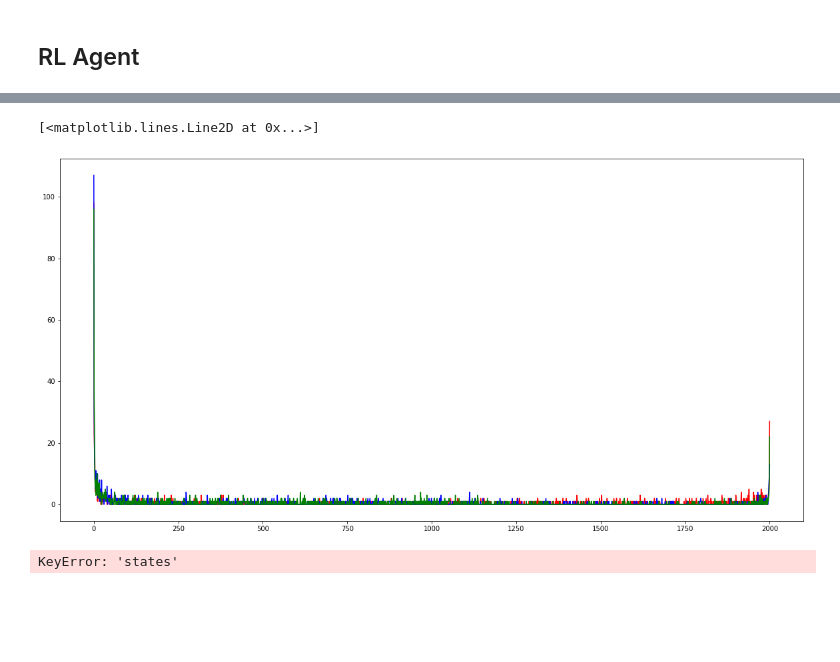
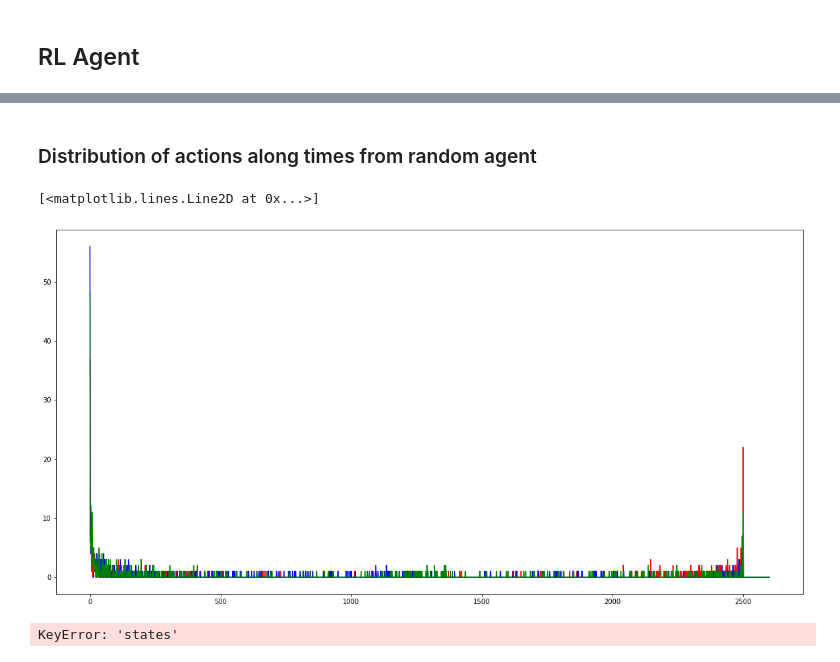
Before and after one commit to lainn9527/market_simulator, a Jupyter notebook: multi_visualization.ipynb, the cells around one changed output, grey strips where cells are left out. Saved outputs shown, nothing was run; the diff lists cells and outputs as text; code cells hidden in the pictures; blank space fills up the shorter version.

Commit message:
add multi-env back to facilitate the function of multi rl-agents

```diff
--- a/multi_visualization.ipynb
+++ b/multi_visualization.ipynb
@@ -266,10 +262,17 @@ plt.legend()
 # %%
 import random
 
-record_dir = result_dir / 'train' / 'sim_1999'
+record_dir = result_dir / 'train' / train_dirs[0]
 security_path = record_dir / "TSMC.json"
 agent_path = record_dir / "agent.json"
-rl_path = Path(result_dir / 'train' /'sim_1999' / 'rl_agent.json')
+rl_path = record_dir / 'rl_agent.json'
 market = json.loads(security_path.read_text())
+agents = json.loads(agent_path.read_text())
 rl_states = json.loads(rl_path.read_text())
 agent_ids = list(rl_states.keys())
+
+group_name = 'rl_500'
+rl_group = agents[group_name]
+
+length = len(market['price'][100:])
+timesteps = [i for i in range(length)]
@@ -279,0 +292,17 @@ asks = market['ask_five_price']
+# %%
+sim_num = len(train_dirs)
+length = len(market['price'][100:])
+timesteps = [i for i in range(length)]
+agent_ids = list(rl_states.keys())
+agent_id = random.sample(agent_ids, 1)[0]
+
+total_rewards = []
+for i in range(sim_num):
+    record_dir = result_dir / 'train' / f'sim_{i}'
+#     security_path = record_dir / "TSMC.json"
+#     agent_path = record_dir / "agent.json"
+    rl_path = record_dir / 'rl_agent.json'
+#     market = json.loads(security_path.read_text())
+#     agents = json.loads(agent_path.read_text())
+    rl_states = json.loads(rl_path.read_text())
+    total_rewards.append(rl_states[agent_id]['rewards'])
@@ -280 +322,3 @@ asks = market['ask_five_price']
+# %% [markdown]
+### Distribution of actions along times from random agent
 # %%
@@ -312,21 +359,21 @@ for agent_id, state in rl_states.items():
         counter[a] += 1
     counters.append(counter)
 # %%
-hold_times = {i: 0 for i in range(2001)}
-bid_times = {i: 0 for i in range(2001)}
-ask_times = {i: 0 for i in range(2001)}
+hold_times = {i: 0 for i in range(length+1)}
+bid_times = {i: 0 for i in range(length+1)}
+ask_times = {i: 0 for i in range(length+1)}
 
 for counter in counters:
     bid_times[counter[0]] += 1
     ask_times[counter[1]] += 1
     hold_times[counter[2]] += 1
 # %%
-plt.plot([i for i in range(2001)], list(hold_times.values()), 'r')
-plt.plot([i for i in range(2001)], list(bid_times.values()), 'b')
-plt.plot([i for i in range(2001)], list(ask_times.values()), 'g')
+plt.plot(timesteps, list(hold_times.values()), 'r')
+plt.plot(timesteps, list(bid_times.values()), 'b')
+plt.plot(timesteps, list(ask_times.values()), 'g')
 # %% [output]
 [<matplotlib.lines.Line2D at 0x...>]
-[figure, old version]
+[figure, new version]
 # %%
 # append data for maintaining the same length
 rl_states['states'][-1]['action'] = rl_states['states'][-2]['action']
```
Also changed, not shown: parts of 9 cells of this notebook, 7 other files.
